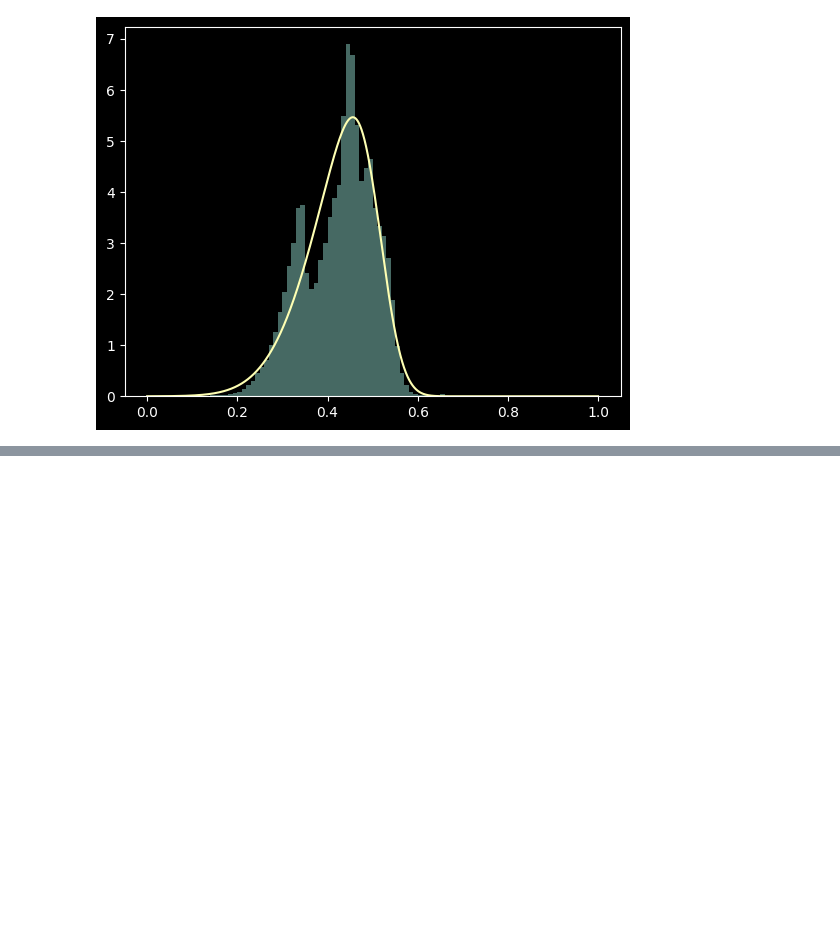
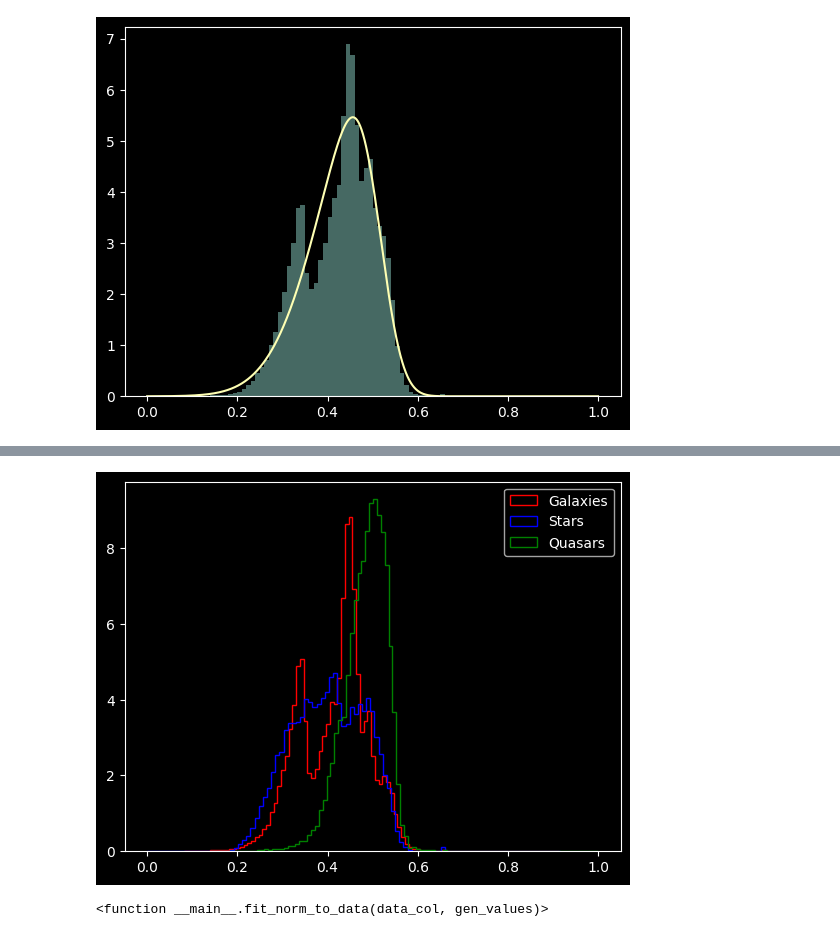
Before and after one commit to jimmybunter01/Data-Science-and-Machine-Learning, a Jupyter notebook: Stellar_Classification/stellar_classification_notebook.ipynb, the cells around one changed output, grey strips where cells are left out. Cells and saved outputs as stored; diff of their text form; code cells hidden in the pictures; blank space fills up the shorter version.

```diff
--- a/Stellar_Classification/stellar_classification_notebook.ipynb
+++ b/Stellar_Classification/stellar_classification_notebook.ipynb
@@ -272,0 +275,5 @@ fit_skew_norm_to_data(data_normalised['i'], gen_values)
+# %%
+data_normalised_with_class = data_normalised.join(data['class'])
+# %%
+galaxies = data_normalised_with_class[data_normalised_with_class['class'] == 0]
+galaxies
@@ -272,0 +294,3 @@ fit_skew_norm_to_data(data_normalised['i'], gen_values)
+# %%
+stars = data_normalised_with_class[data_normalised_with_class['class'] == 1]
+stars
@@ -272,0 +311,3 @@ fit_skew_norm_to_data(data_normalised['i'], gen_values)
+# %%
+quasars = data_normalised_with_class[data_normalised_with_class['class'] == 2]
+quasars
@@ -272,0 +328,13 @@ fit_skew_norm_to_data(data_normalised['i'], gen_values)
+# %%
+plt.hist(galaxies['i'], bins=100, histtype='step', density=True, label='Galaxies', color='r')
+plt.hist(stars['i'], bins=100, histtype='step', density=True, label='Stars', color='blue')
+plt.hist(quasars['i'], bins=100, histtype='step', density=True, label='Quasars', color='green')
+plt.legend();
+# %% [output]
+[figure, added]
+# %%
+galaxy_gen_values = np.linspace(galaxies['i'], )
+
+fit_norm_to_data
+# %% [output]
+<function __main__.fit_norm_to_data(data_col, gen_values)>
```
Also changed, not shown: parts of 4 cells of this notebook, 6 other files.
